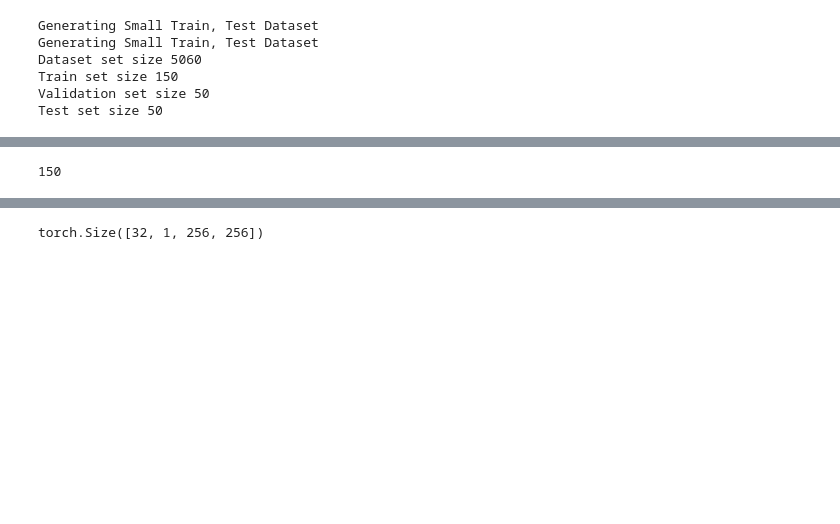
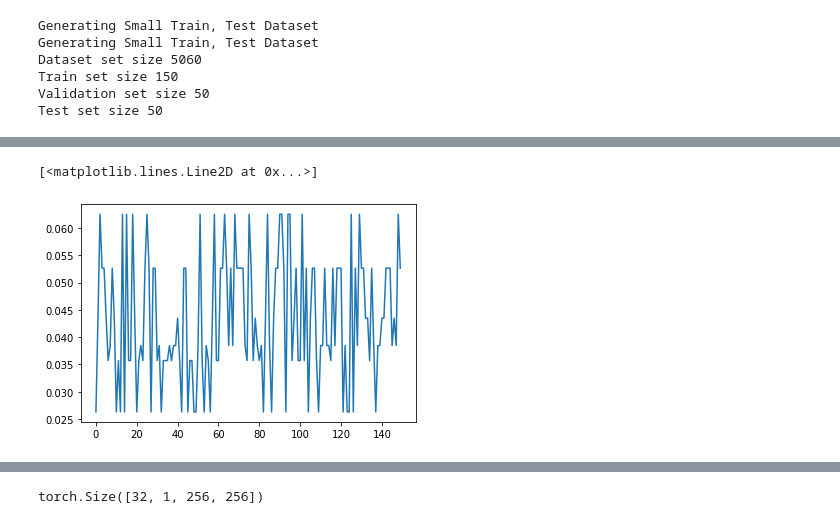
Before and after one commit to bharaniabhishek123/cs231n_project, a Jupyter notebook: notebooks/U-Net.ipynb, the cells around one changed output, grey strips where cells are left out. Drawn from its saved outputs; the diff is of its cells as text; code cells hidden in the pictures; blank space fills up the shorter version.

```diff
--- a/notebooks/U-Net.ipynb
+++ b/notebooks/U-Net.ipynb
@@ -238,7 +238,8 @@ Class weights :
-# %%
-len(target_list)
-# %% [output]
-150
+# %%
+plt.plot(class_weights_all)
+# %% [output]
+[<matplotlib.lines.Line2D at 0x...>]
+[figure, added]
 # %%
 train_loader = DataLoader(dataset_final['train'],batch_size=32, collate_fn=collate_fn, sampler = weighted_sampler, num_workers=4, pin_memory=True)
 val_loader = DataLoader(dataset_final['val'],batch_size=32, num_workers=4, collate_fn=collate_fn,pin_memory=True)
```
Also changed, not shown: parts of 14 cells of this notebook, 6 other files.
